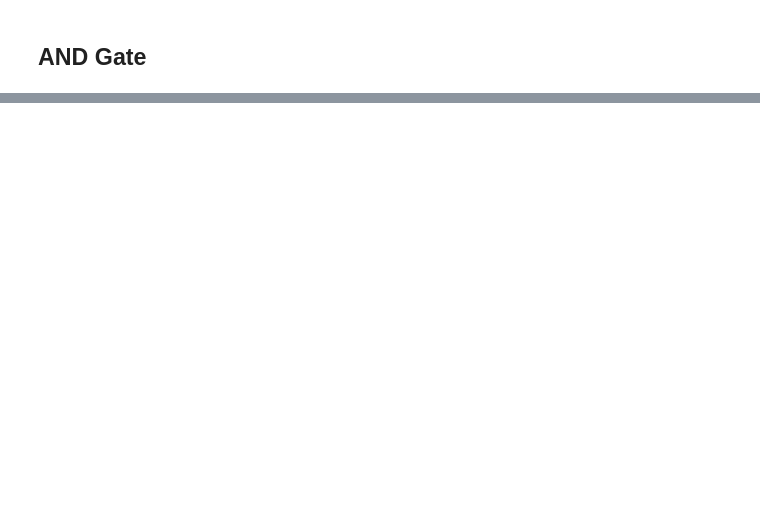
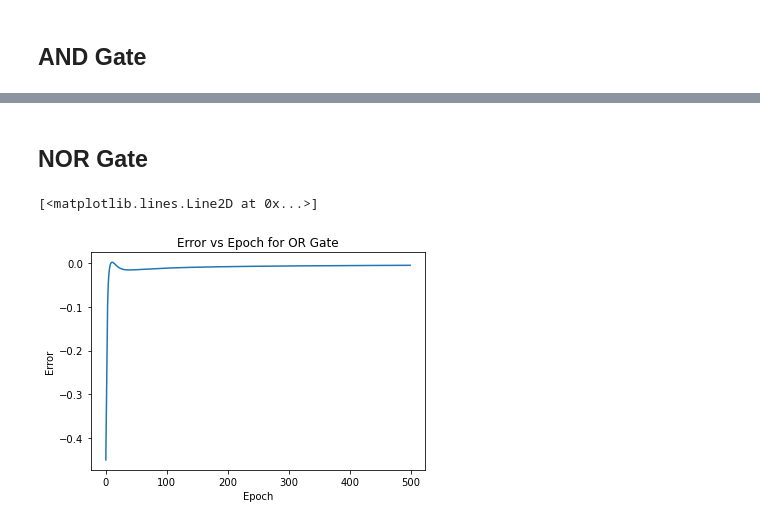
Before and after one commit to oceanseemona/8_Logic-Gates-using-Neural-Networks, a Jupyter notebook: Logic_gates_NN.ipynb, the cells around one changed output, grey strips where cells are left out. Cells and saved outputs as stored; diff of their text form; code cells hidden in the pictures; blank space fills up the shorter version.

```diff
--- a/Logic_gates_NN.ipynb
+++ b/Logic_gates_NN.ipynb
@@ -29,0 +147,43 @@ display(df)
+# %% [markdown]
+## NOR Gate
+# %%
+# Inputs and Outputs
+
+X = np.array([[0,0],[0,1],[1,0],[1,1]])
+Y =np.array([[1],[0],[0],[0]])
+
+# Initialize the weight and bias randomely
+W =np.random.uniform(size=(2,1))
+B =np.random.uniform(size=(1,1))
+
+times = 500
+Epoch=np.arange(0,times)
+Error=[0]*times
+
+for i in range(0,times):
+
+    # Forward propagation
+
+    a1 = X
+    z2 = np.dot(a1, W) + B
+    a2 = sigmoid(z2)
+    a2.shape
+
+    # Backward Propogation
+
+    error = (Y - a2)
+    delta_output = error * sigmoid_der(a2)
+    update = np.dot(a1.T, delta_output)
+    W = W + update
+    B = B + sum(delta_output)
+
+    Error[i]=error.mean()
+
+# plot
+plt.xlabel('Epoch')
+plt.ylabel('Error')
+plt.title('Error vs Epoch for OR Gate')
+plt.plot(Epoch, Error)
+# %% [output]
+[<matplotlib.lines.Line2D at 0x...>]
+[figure, added]
```
Also changed, not shown: parts of 15 cells of this notebook, 1 other file.
